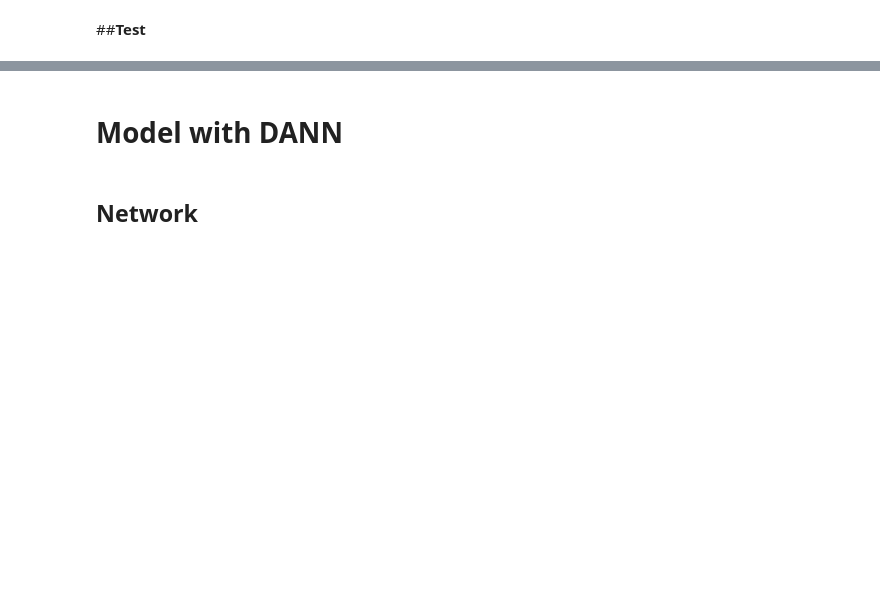
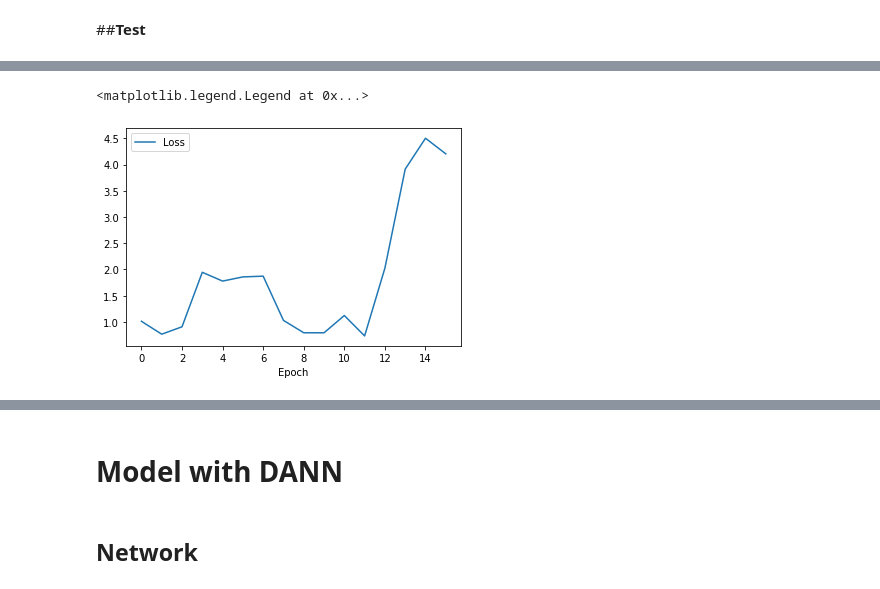
Before and after one commit to luciainnocenti/Homework3-PACS, a Jupyter notebook: MLDL_Homework3.ipynb, the cells around one changed output, grey strips where cells are left out. Saved outputs shown, nothing was run; the diff lists cells and outputs as text; code cells hidden in the pictures; blank space fills up the shorter version.

```diff
--- a/MLDL_Homework3.ipynb
+++ b/MLDL_Homework3.ipynb
@@ -271,3 +285,11 @@ Test Accuracy: 0.45751953125
+# %%
+batches = np.linspace(0, 15, 16)
+plt.plot(batches, losses, '-')
+plt.xlabel("Epoch")
+plt.legend(['Loss'])
+# %% [output]
+<matplotlib.legend.Legend at 0x...>
+[figure, added]
 # %%
 loss.item()
 # %% [output]
```
Also changed, not shown: parts of 11 cells of this notebook.
